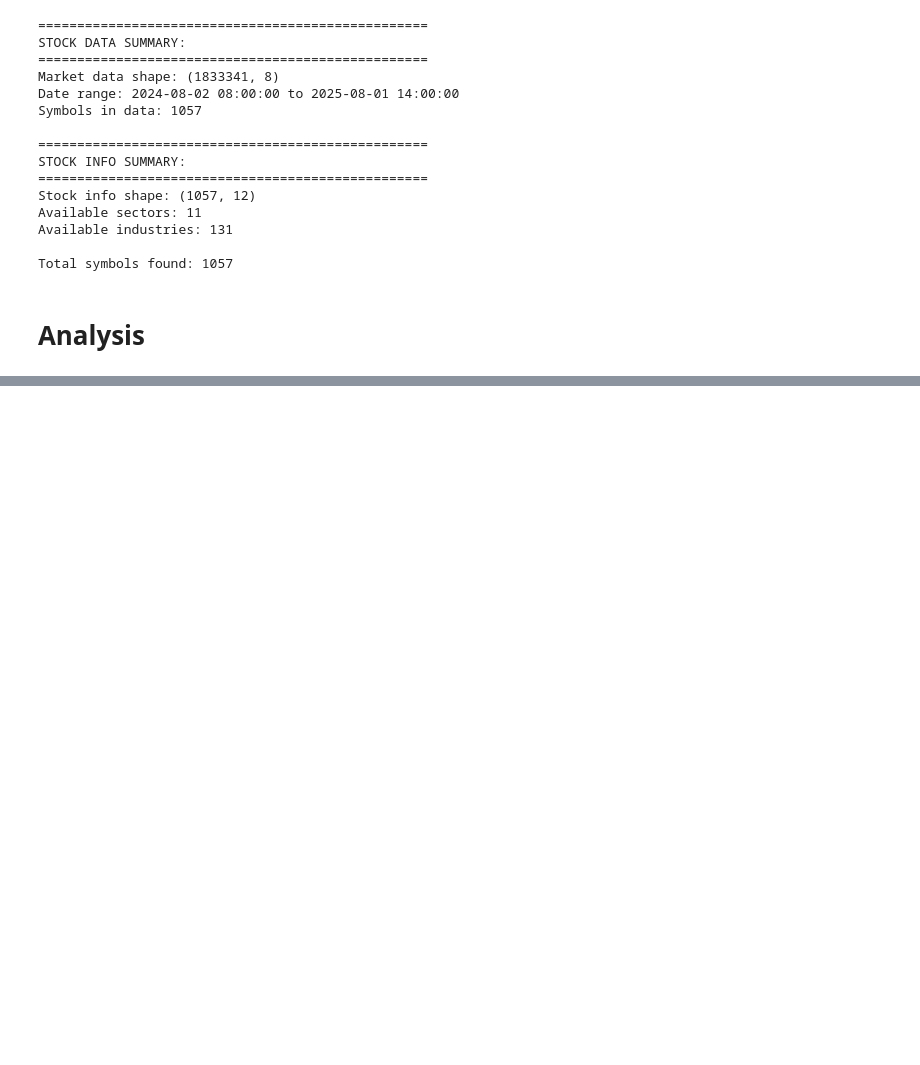
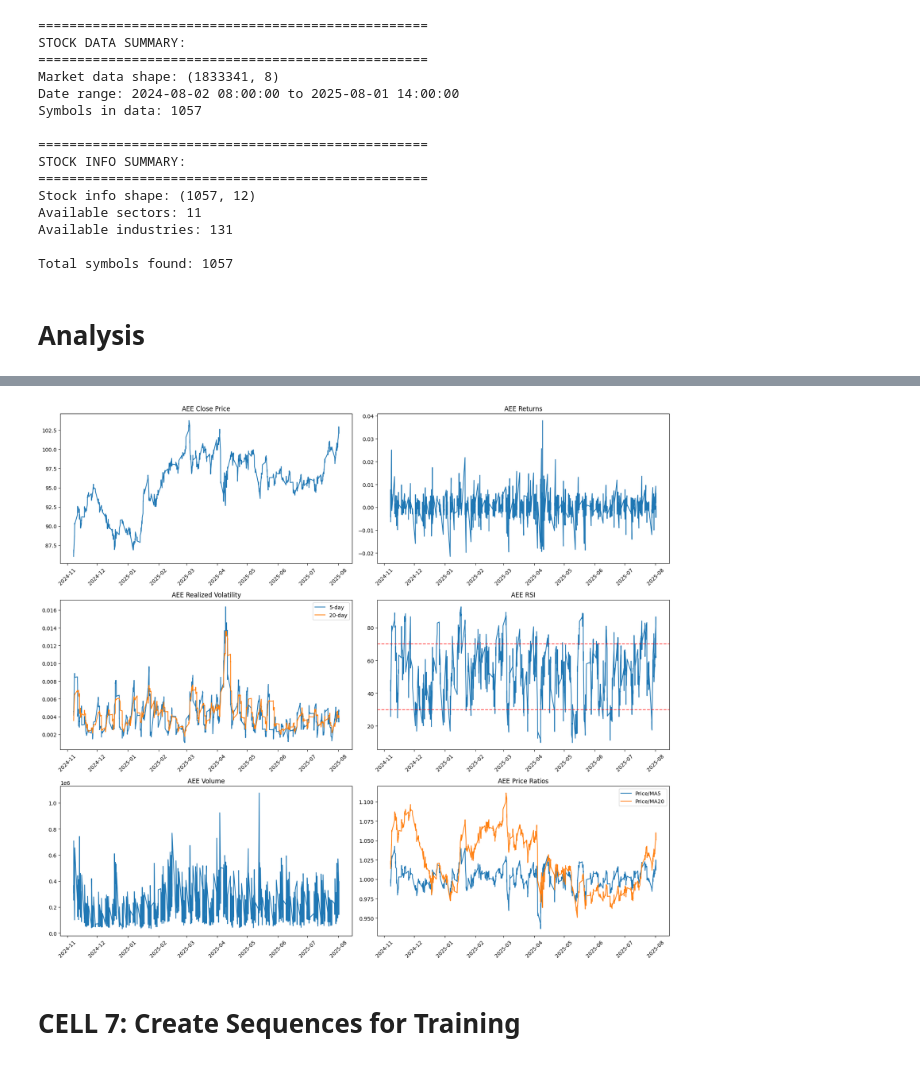
Before and after one commit to nishantnayar/MLTrading, a Jupyter notebook: notebooks/exploration/Analysis.ipynb, the cells around one changed output, grey strips where cells are left out. Saved outputs shown, nothing was run; the diff lists cells and outputs as text; code cells hidden in the pictures; blank space fills up the shorter version.

```diff
--- a/notebooks/exploration/Analysis.ipynb
+++ b/notebooks/exploration/Analysis.ipynb
@@ -287,0 +566,3 @@ plt.show()
+# %%
+# Engineer features
+features_df, feature_columns = engineer_features(ohlc_df)
@@ -287,0 +595,7 @@ plt.show()
+# %%
+# Plot some key features for one symbol
+sample_symbol = 'AEE'
+sample_data = features_df[features_df['symbol'] == sample_symbol].copy()
+sample_data = sample_data.sort_values('timestamp')
+
+sample_data.head(5)
@@ -287,0 +610,45 @@ plt.show()
+# %%
+fig, axes = plt.subplots(3, 2, figsize=(17, 15))
+#fig, axes = plt.subplots(rows, cols, figsize=(5 * cols, 4 * rows), squeeze=False)
+
+# Price and returns
+axes[0,0].plot(sample_data['timestamp'], sample_data['close'])
+axes[0,0].set_title(f'{sample_symbol} Close Price')
+axes[0,0].tick_params(axis='x', rotation=45)
+
+axes[0,1].plot(sample_data['timestamp'], sample_data['returns'])
+axes[0,1].set_title(f'{sample_symbol} Returns')
+axes[0,1].tick_params(axis='x', rotation=45)
+
+# Volatility
+axes[1,0].plot(sample_data['timestamp'], sample_data['realized_vol_short'], label='5-day')
+axes[1,0].plot(sample_data['timestamp'], sample_data['realized_vol_med'], label='20-day')
+axes[1,0].set_title(f'{sample_symbol} Realized Volatility')
+axes[1,0].legend()
+axes[1,0].tick_params(axis='x', rotation=45)
+
+# RSI
+axes[1,1].plot(sample_data['timestamp'], sample_data['rsi_ema'])
+axes[1,1].axhline(y=70, color='r', linestyle='--', alpha=0.7)
+axes[1,1].axhline(y=30, color='r', linestyle='--', alpha=0.7)
+axes[1,1].set_title(f'{sample_symbol} RSI')
+axes[1,1].tick_params(axis='x', rotation=45)
+
+# Volume
+axes[2,0].plot(sample_data['timestamp'], sample_data['volume'])
+axes[2,0].set_title(f'{sample_symbol} Volume')
+axes[2,0].tick_params(axis='x', rotation=45)
+
+# Price ratios
+axes[2,1].plot(sample_data['timestamp'], sample_data['price_to_ma_short'], label='Price/MA5')
+axes[2,1].plot(sample_data['timestamp'], sample_data['price_to_ma_long'], label='Price/MA20')
+axes[2,1].set_title(f'{sample_symbol} Price Ratios')
+axes[2,1].legend()
+axes[2,1].tick_params(axis='x', rotation=45)
+
+plt.tight_layout()
+plt.show()
+# %% [output]
+[figure, added]
+# %% [markdown]
+# CELL 7: Create Sequences for Training
```
Also changed, not shown: parts of 65 cells of this notebook, 20 other files.
